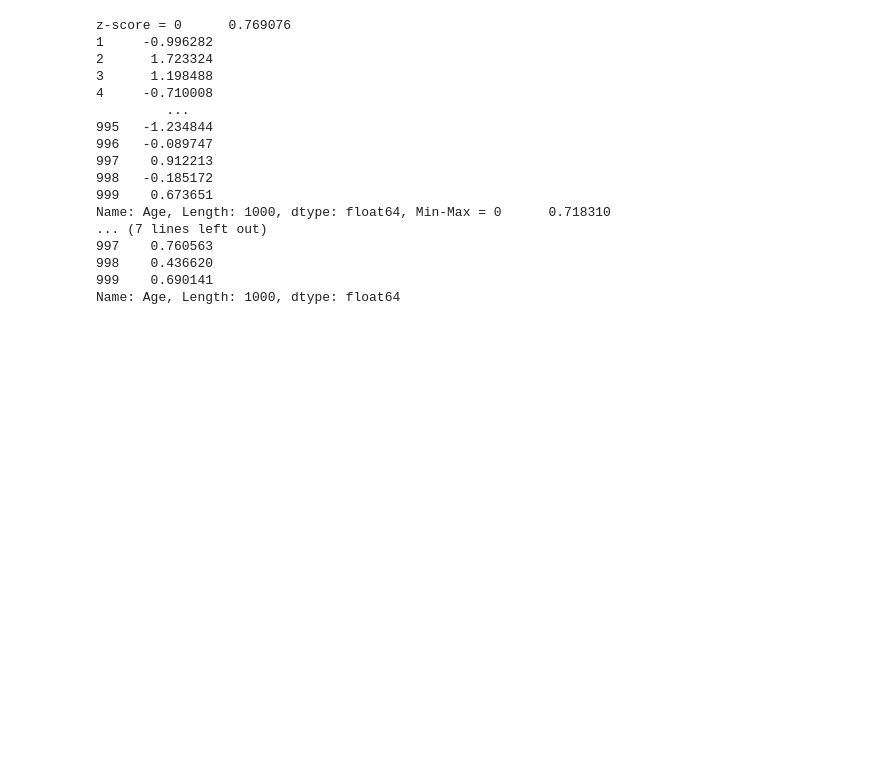
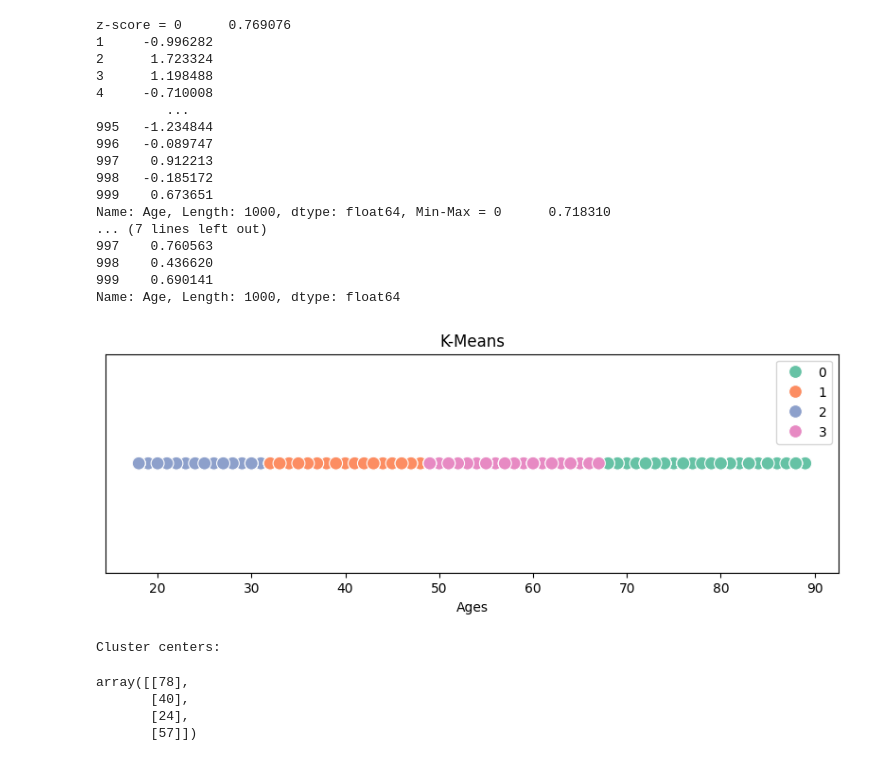
Before and after one commit to rex-vero/data-mining-tasks, a Jupyter notebook: ds.ipynb, the cells around one changed output. Saved outputs shown, nothing was run; the diff lists cells and outputs as text; code cells hidden in the pictures; blank space fills up the shorter version.

```diff
--- a/ds.ipynb
+++ b/ds.ipynb
@@ -3,7 +3,7 @@ import pandas as pd
 import matplotlib.pyplot as plt
 # %%
 ds = pd.read_csv('_cancer_dataset_uae.csv')
-data = ds.head(1000)
+data = ds.head(1000).copy()
 data
 # %% [output]
 |  | Patient_ID | Age | Gender | Nationality | Emirate | Diagnosis_Date | Cancer_Type | Cancer_Stage | ... |
@@ -160,0 +164,22 @@ Name: Age, Length: 1000, dtype: float64
+# %%
+dd = data.Age.values.reshape(-1, 1)
+kmeans = KMeans(n_clusters=4)
+labels = kmeans.fit_predict(dd)
+data['K-means'] = labels
+plt.figure(figsize=(10, 3))
+sns.scatterplot(x=data['Age'], y=[0]*len(data), hue=labels, palette='Set2', s=100)
+plt.title("K-Means")
+plt.yticks([])
+plt.xlabel("Ages")
+plt.show()
+# %% [output]
+[figure, added]
+# %%
+print("Cluster centers:")
+kmeans.cluster_centers_.round().astype(int)
+# %% [output]
+Cluster centers:
+array([[78],
+       [40],
+       [24],
+       [57]])
```
Also changed, not shown: parts of 4 cells of this notebook, 1 other file.
